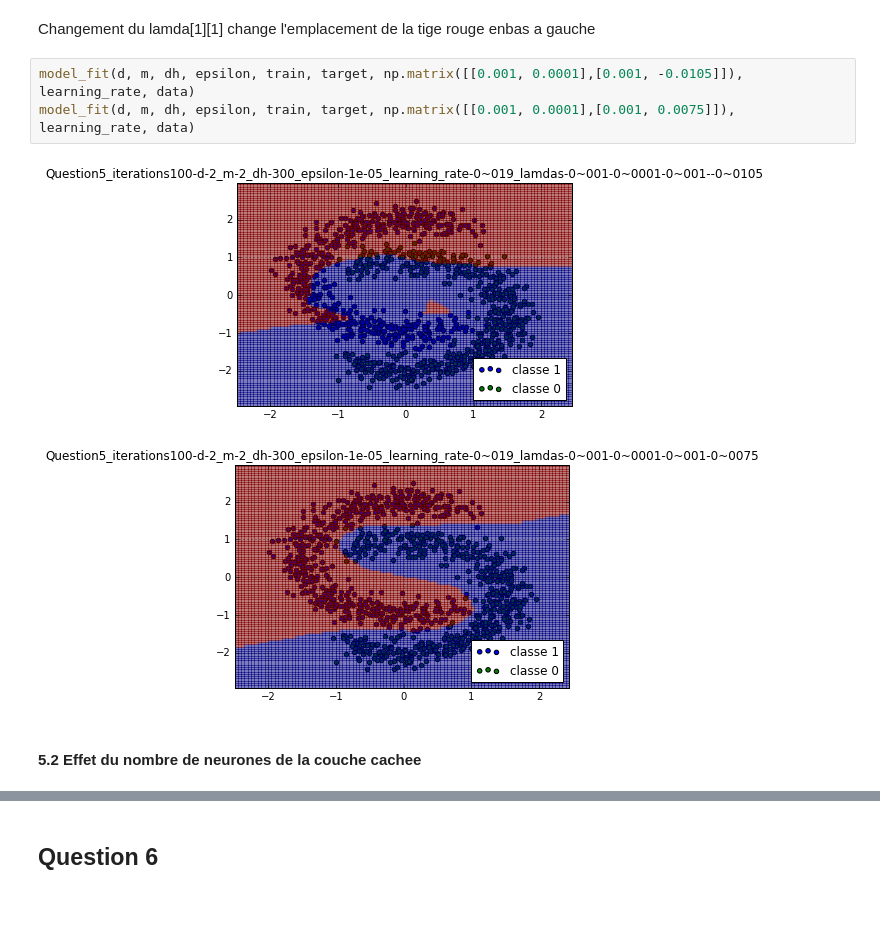
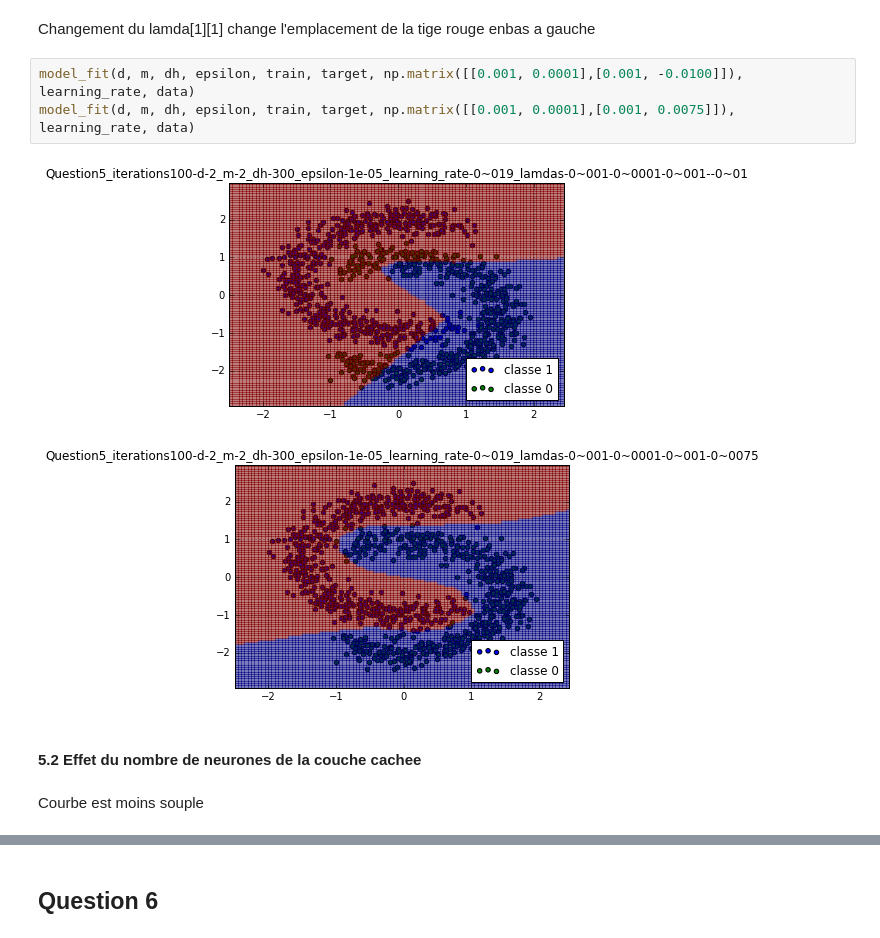
Before and after one commit to mabounassif/IFT6390, a Jupyter notebook: devoirs/d2/D2_p1_7a.ipynb, the cells around one changed output, grey strips where cells are left out. Saved outputs shown, nothing was run; the diff lists cells and outputs as text; blank space fills up the shorter version.

```diff
--- a/devoirs/d2/D2_p1_7a.ipynb
+++ b/devoirs/d2/D2_p1_7a.ipynb
@@ -194,13 +194,15 @@ model_fit(d, m, dh, epsilon, train, target, np.matrix([[0.001, 0.0001],[-0.0053,
 # %% [markdown]
 Changement du lamda[1][1] change l'emplacement de la tige rouge enbas a gauche
 # %%
-model_fit(d, m, dh, epsilon, train, target, np.matrix([[0.001, 0.0001],[0.001, -0.0105]]), learning_rate, data)
+model_fit(d, m, dh, epsilon, train, target, np.matrix([[0.001, 0.0001],[0.001, -0.0100]]), learning_rate, data)
 model_fit(d, m, dh, epsilon, train, target, np.matrix([[0.001, 0.0001],[0.001, 0.0075]]), learning_rate, data)
 # %% [output]
-[figure, old version]
+[figure, new version]
 [figure]
 # %% [markdown]
 #### 5.2 Effet du nombre de neurones de la couche cachee
+# %% [markdown]
+Courbe est moins souple
 # %%
 model_fit(d, m, 500, epsilon, train, target, lamdas, learning_rate, data)
 model_fit(d, m, 3, epsilon, train, target, lamdas, learning_rate, data)
```
Also changed, not shown: parts of 10 cells of this notebook, 8 other files.
